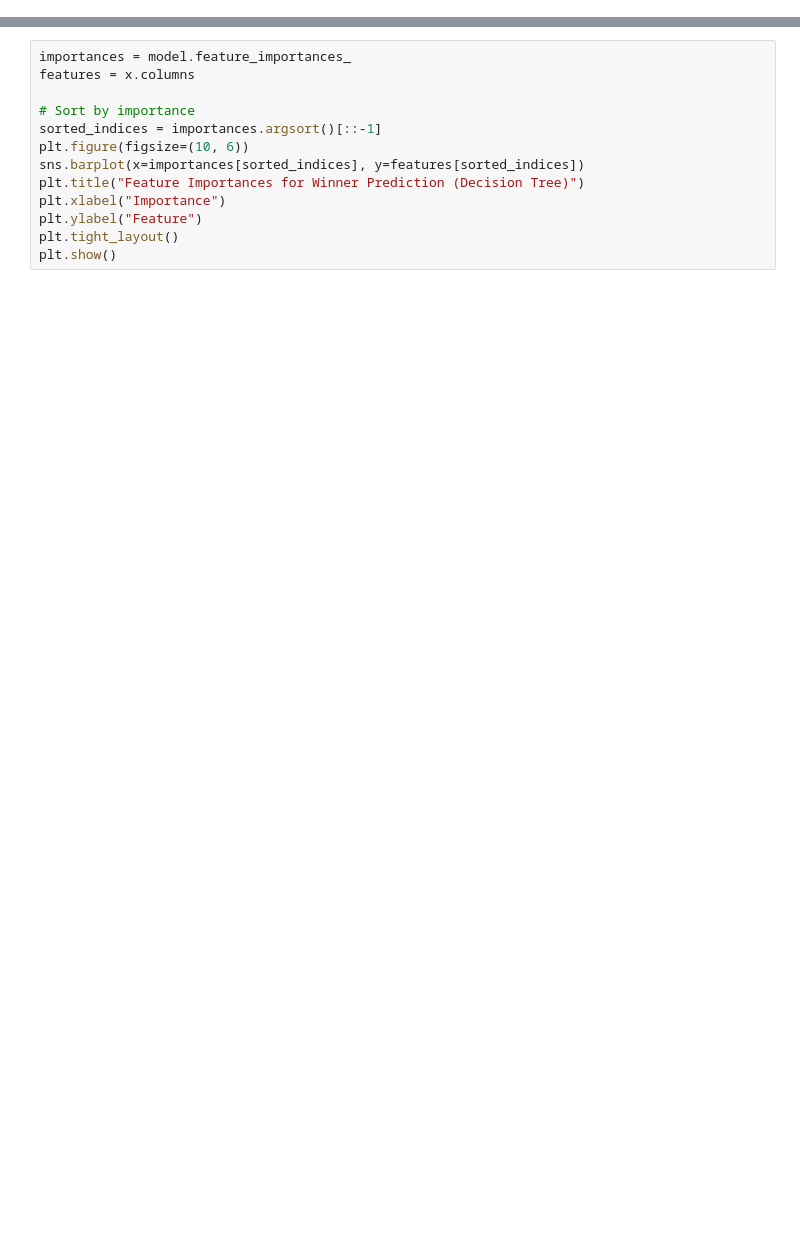
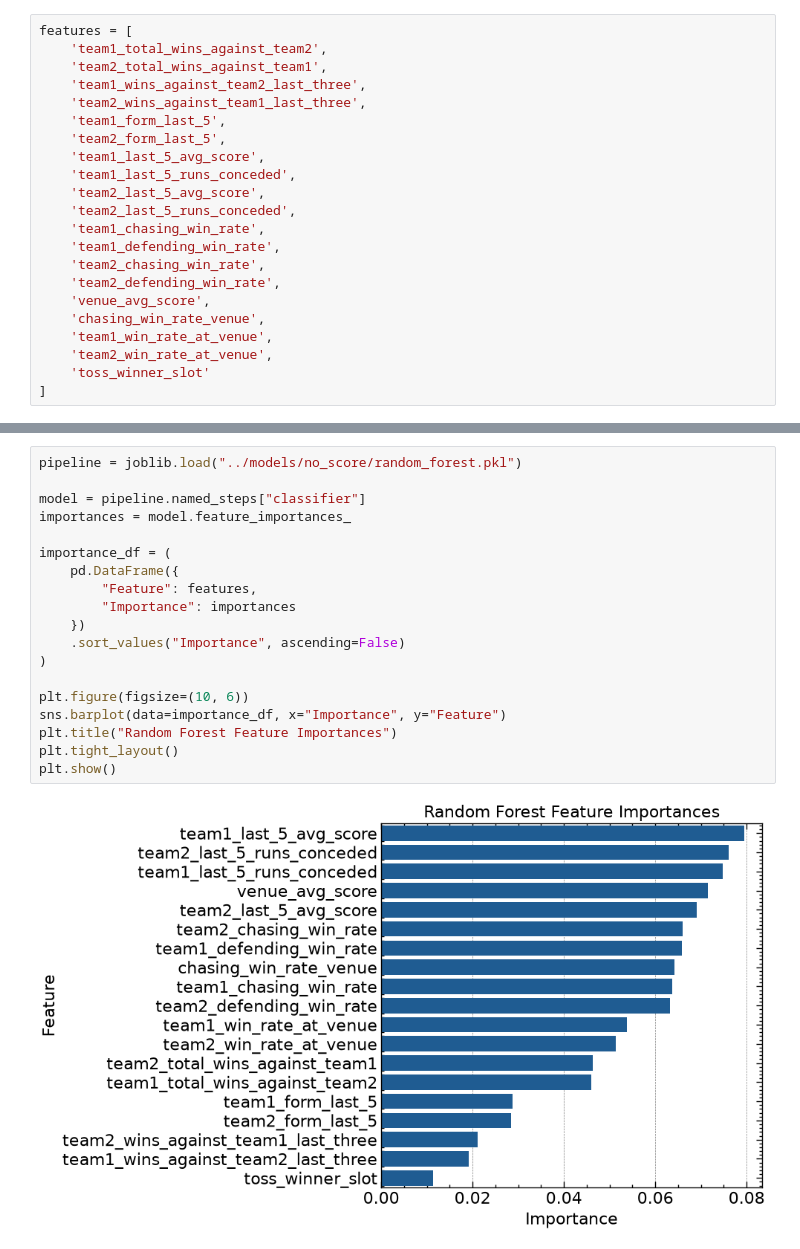
Before and after one commit to Karanveer-Tinna/ipl-cricket-prediction-model, a Jupyter notebook: notebooks/06_model_interpretation.ipynb, the cells around one changed output, grey strips where cells are left out. Saved outputs shown, nothing was run; the diff lists cells and outputs as text; blank space fills up the shorter version.

```diff
--- a/notebooks/06_model_interpretation.ipynb
+++ b/notebooks/06_model_interpretation.ipynb
@@ -6 +10,23 @@ import pandas as pd
+# %%
+features = [
+    'team1_total_wins_against_team2',
+    'team2_total_wins_against_team1',
+    'team1_wins_against_team2_last_three',
+    'team2_wins_against_team1_last_three',
+    'team1_form_last_5',
+    'team2_form_last_5',
+    'team1_last_5_avg_score',
+    'team1_last_5_runs_conceded',
+    'team2_last_5_avg_score',
+    'team2_last_5_runs_conceded',
+    'team1_chasing_win_rate',
+    'team1_defending_win_rate',
+    'team2_chasing_win_rate',
+    'team2_defending_win_rate',
+    'venue_avg_score',
+    'chasing_win_rate_venue',
+    'team1_win_rate_at_venue',
+    'team2_win_rate_at_venue',
+    'toss_winner_slot'
+]
 # %%
@@ -21,14 +53,22 @@ importances = model.feature_importances_
 # %%
+pipeline = joblib.load("../models/no_score/random_forest.pkl")
+
+model = pipeline.named_steps["classifier"]
 importances = model.feature_importances_
-features = x.columns
 
-# Sort by importance
-sorted_indices = importances.argsort()[::-1]
+importance_df = (
+    pd.DataFrame({
+        "Feature": features,
+        "Importance": importances
+    })
+    .sort_values("Importance", ascending=False)
+)
+
 plt.figure(figsize=(10, 6))
-sns.barplot(x=importances[sorted_indices], y=features[sorted_indices])
-plt.title("Feature Importances for Winner Prediction (Decision Tree)")
-plt.xlabel("Importance")
-plt.ylabel("Feature")
+sns.barplot(data=importance_df, x="Importance", y="Feature")
+plt.title("Random Forest Feature Importances")
 plt.tight_layout()
 plt.show()
+# %% [output]
+[figure, added]
 # %%
```
Also changed, not shown: parts of 7 cells of this notebook, 8 other files.
